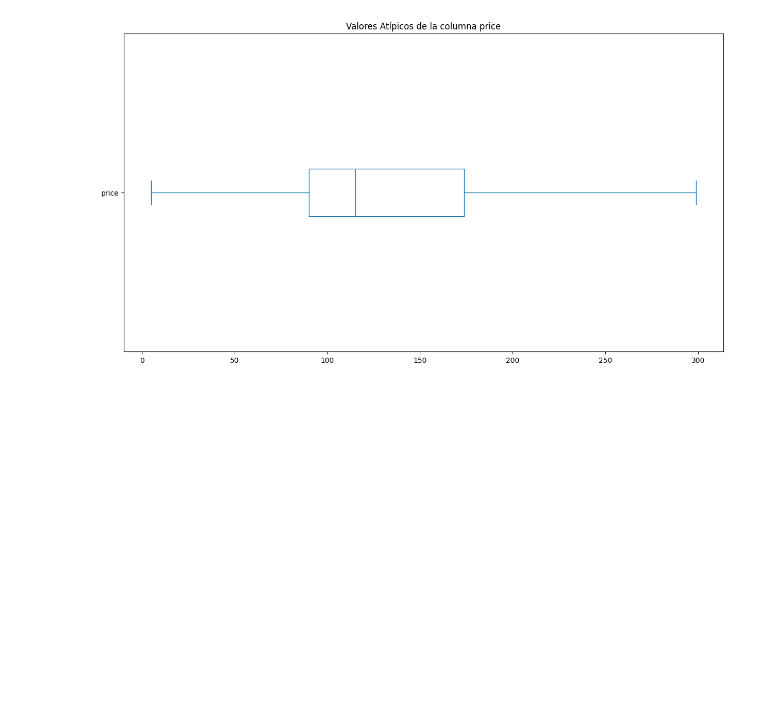
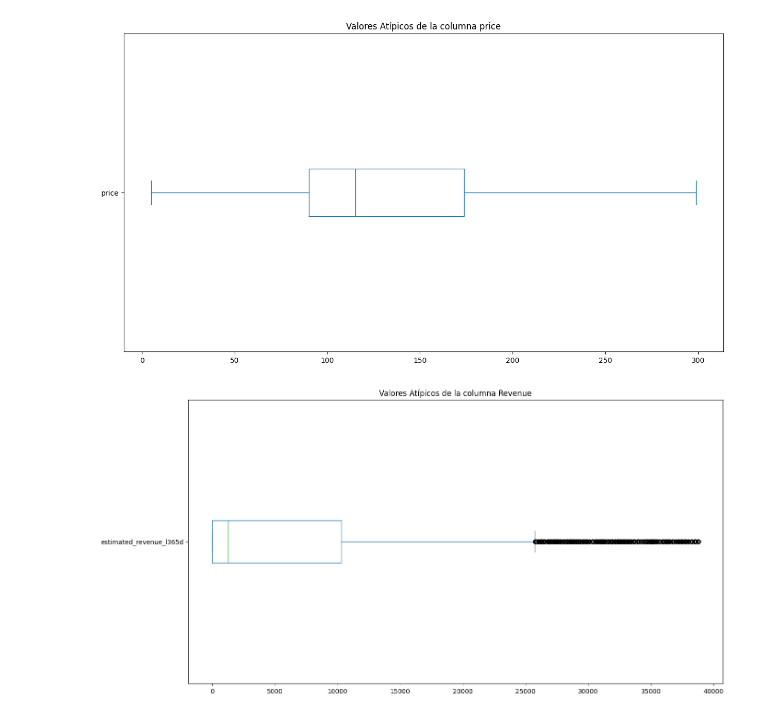
Before and after one commit to Raydays55/Valores_Atipicos, a Jupyter notebook: Actividad 4.2/Act_4_2.ipynb, the cells around one changed output. Cells and saved outputs as stored; diff of their text form; code cells hidden in the pictures; blank space fills up the shorter version.

```diff
--- a/Actividad 4.2/Act_4_2.ipynb
+++ b/Actividad 4.2/Act_4_2.ipynb
@@ -299,3 +299,12 @@ plt.title("Valores Atípicos de la columna price")
 plt.show() #dibujamos el diagrama
 # %% [output]
 [figure]
+# %%
+#Realizamos diagrama de caja o bigote de cada columna del dataframe
+fig = plt.figure(figsize =(15, 8))
+cuantitativas_final['estimated_revenue_l365d'].plot(kind='box', vert=False)
+#cuantitativas.plot(kind='box', vert=False)
+plt.title("Valores Atípicos de la columna Revenue")
+plt.show() #dibujamos el diagrama
+# %% [output]
+[figure, added]
```
